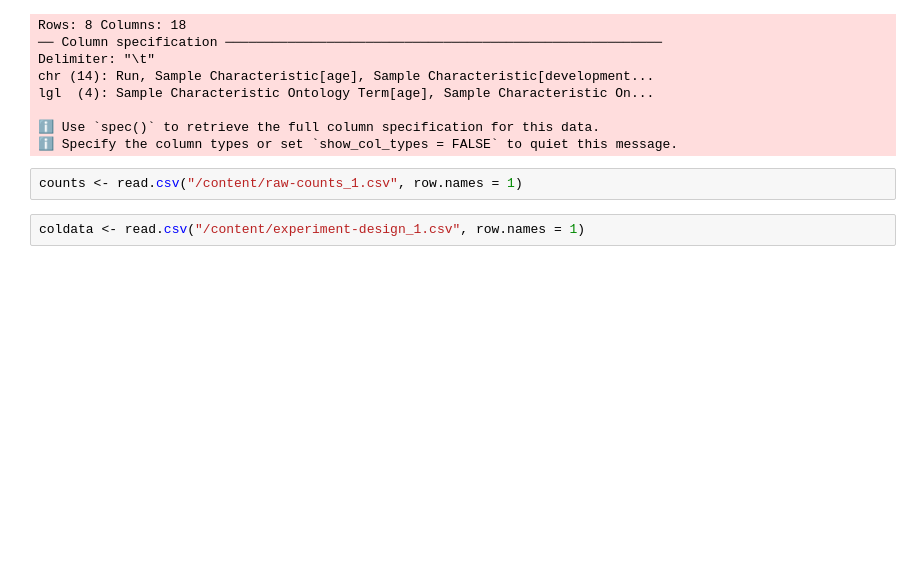
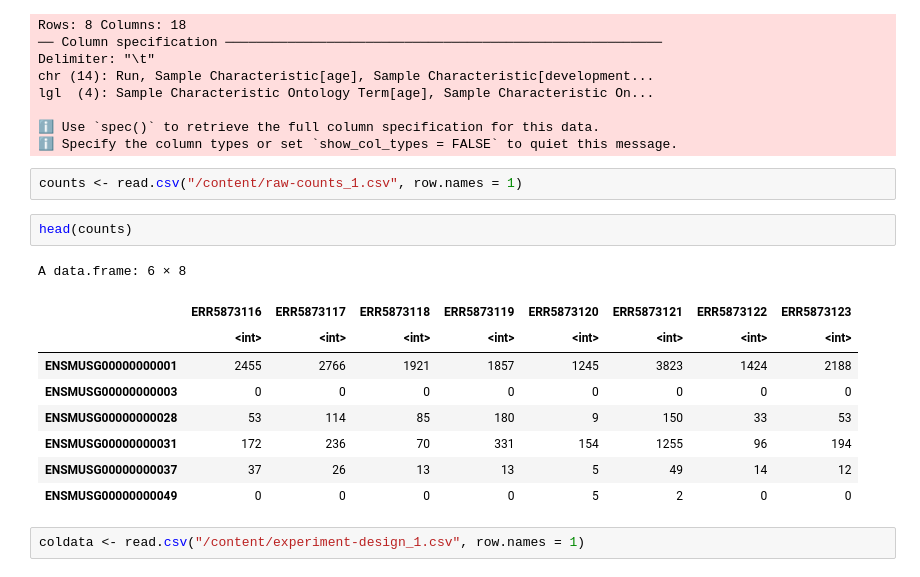
Before and after one commit to ana-bioinfo-ngs/RNA-Seq_Pancreatic_Cancer_using_R, a Jupyter notebook: Pancreatic_Cancer_Dataset.ipynb, the cells around one changed output. Cells and saved outputs as stored; diff of their text form; blank space fills up the shorter version.

```diff
--- a/Pancreatic_Cancer_Dataset.ipynb
+++ b/Pancreatic_Cancer_Dataset.ipynb
@@ -59,6 +59,18 @@ lgl  (4): Sample Characteristic Ontology Term[age], Sample Characteristic On...
 ℹ Specify the column types or set `show_col_types = FALSE` to quiet this message.
 # %%
 counts <- read.csv("/content/raw-counts_1.csv", row.names = 1)
+# %%
+head(counts)
+# %% [output]
+A data.frame: 6 × 8
+|  | ERR5873116 | ERR5873117 | ERR5873118 | ERR5873119 | ERR5873120 | ERR5873121 | ERR5873122 | ERR5873123 |
+|  | <int> | <int> | <int> | <int> | <int> | <int> | <int> | <int> |
+| ENSMUSG00000000001 | 2455 | 2766 | 1921 | 1857 | 1245 | 3823 | 1424 | 2188 |
+| ENSMUSG00000000003 | 0 | 0 | 0 | 0 | 0 | 0 | 0 | 0 |
+| ENSMUSG00000000028 | 53 | 114 | 85 | 180 | 9 | 150 | 33 | 53 |
+| ENSMUSG00000000031 | 172 | 236 | 70 | 331 | 154 | 1255 | 96 | 194 |
+| ENSMUSG00000000037 | 37 | 26 | 13 | 13 | 5 | 49 | 14 | 12 |
+| ENSMUSG00000000049 | 0 | 0 | 0 | 0 | 5 | 2 | 0 | 0 |
 # %%
 coldata <- read.csv("/content/experiment-design_1.csv", row.names = 1)
 # %%
```
Also changed, not shown: parts of 4 cells of this notebook.
